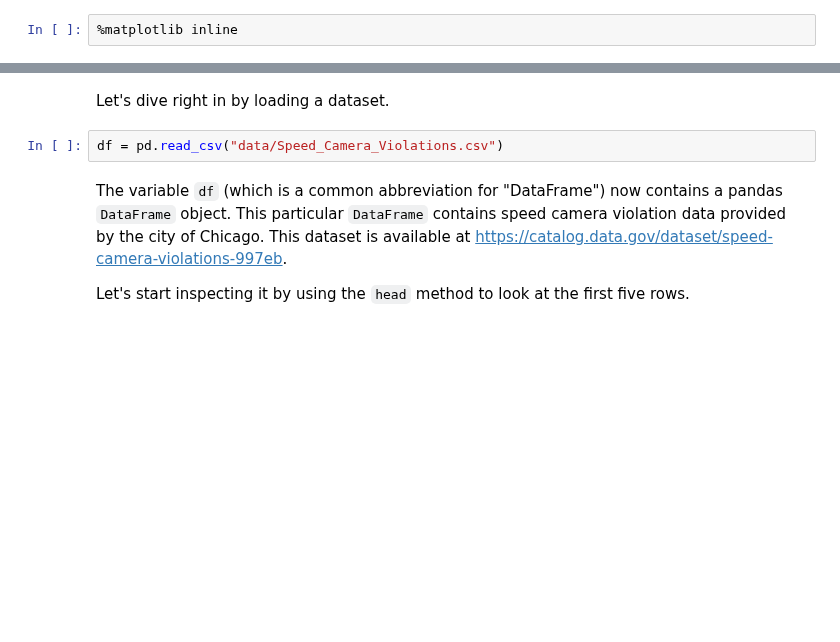
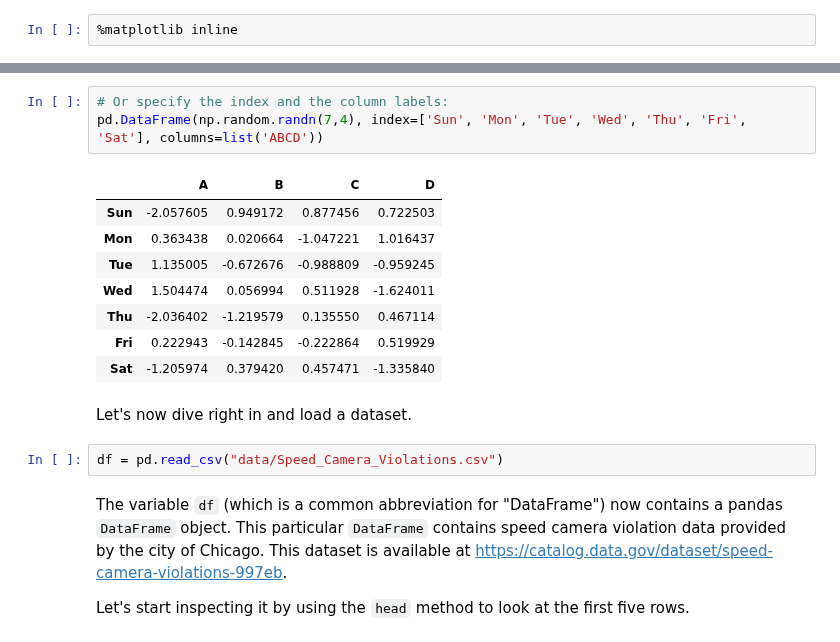
Before and after one commit to nuitrcs/pythonworkshops, a Jupyter notebook: dataanalysis/pandas/Lesson 1 - Basics.ipynb, the cells around one changed output, grey strips where cells are left out. Saved outputs shown, nothing was run; the diff lists cells and outputs as text; blank space fills up the shorter version.

Commit message:
Added a bit on manually creating dataframes

```diff
--- a/dataanalysis/pandas/Lesson 1 - Basics.ipynb
+++ b/dataanalysis/pandas/Lesson 1 - Basics.ipynb
@@ -14,5 +49,17 @@ import pandas as pd
+# %%
+# Or specify the index and the column labels:
+pd.DataFrame(np.random.randn(7,4), index=['Sun', 'Mon', 'Tue', 'Wed', 'Thu', 'Fri', 'Sat'], columns=list('ABCD'))
+# %% [output]
+|  | A | B | C | D |
+| Sun | -2.057605 | 0.949172 | 0.877456 | 0.722503 |
+| Mon | 0.363438 | 0.020664 | -1.047221 | 1.016437 |
+| Tue | 1.135005 | -0.672676 | -0.988809 | -0.959245 |
+| Wed | 1.504474 | 0.056994 | 0.511928 | -1.624011 |
+| Thu | -2.036402 | -1.219579 | 0.135550 | 0.467114 |
+| Fri | 0.222943 | -0.142845 | -0.222864 | 0.519929 |
+| Sat | -1.205974 | 0.379420 | 0.457471 | -1.335840 |
 # %% [markdown]
-Let's dive right in by loading a dataset.
+Let's now dive right in and load a dataset.
 # %%
 df = pd.read_csv("data/Speed_Camera_Violations.csv")
 # %% [markdown]
```
Also changed, not shown: parts of 8 cells of this notebook.
